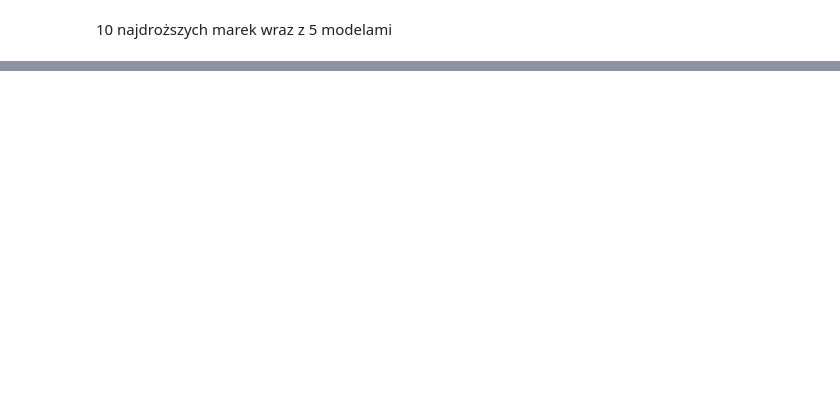
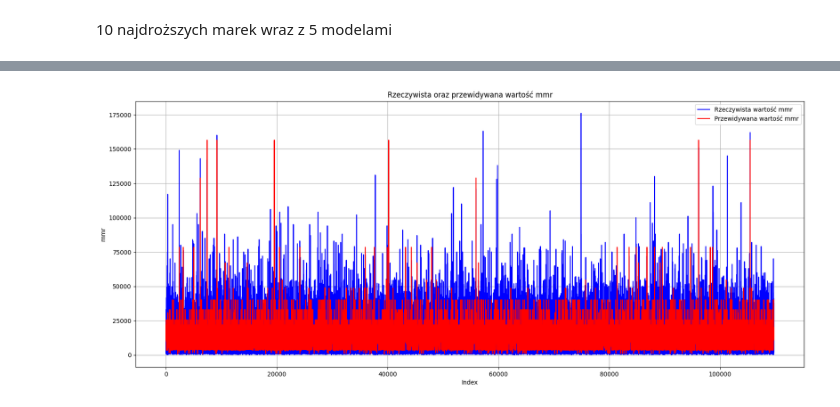
Before and after one commit to Michal170/big_data_analysis, a Jupyter notebook: car_prices.ipynb, the cells around one changed output, grey strips where cells are left out. Drawn from its saved outputs; the diff is of its cells as text; code cells hidden in the pictures; blank space fills up the shorter version.

Commit message:
tree

```diff
--- a/car_prices.ipynb
+++ b/car_prices.ipynb
@@ -110,0 +160,30 @@ plt.show()
+# %%
+from sklearn.tree import DecisionTreeRegressor
+
+X = pd.get_dummies(data['make'])
+y = data['mmr']
+
+X_train, X_test, y_train, y_test = train_test_split(X, y, test_size=0.20, random_state=1410)
+
+tree_model = DecisionTreeRegressor(random_state=1410)
+tree_model.fit(X_train, y_train)
+
+y_pred = tree_model.predict(X_test)
+result_df = pd.DataFrame({'Actual': y_test, 'Predicted': y_pred})
+y_test_avg = y_test.groupby(y_test.index // 10).mean()
+y_pred_avg = pd.Series(y_pred).groupby(pd.Series(y_pred).index // 10).mean()
+# %%
+fig, ax = plt.subplots(figsize=(20, 8))
+
+ax.plot(y_test.values, label='Rzeczywista wartość mmr', color='blue', linestyle='-')
+ax.plot(y_pred, label='Przewidywana wartość mmr', color='red', linestyle='-')
+
+ax.legend()
+ax.set_xlabel('Index')
+ax.set_ylabel('mmr')
+ax.set_title('Rzeczywista oraz przewidywana wartość mmr')
+ax.grid()
+
+plt.show()
+# %% [output]
+[figure, added]
```
Also changed, not shown: parts of 16 cells of this notebook.
